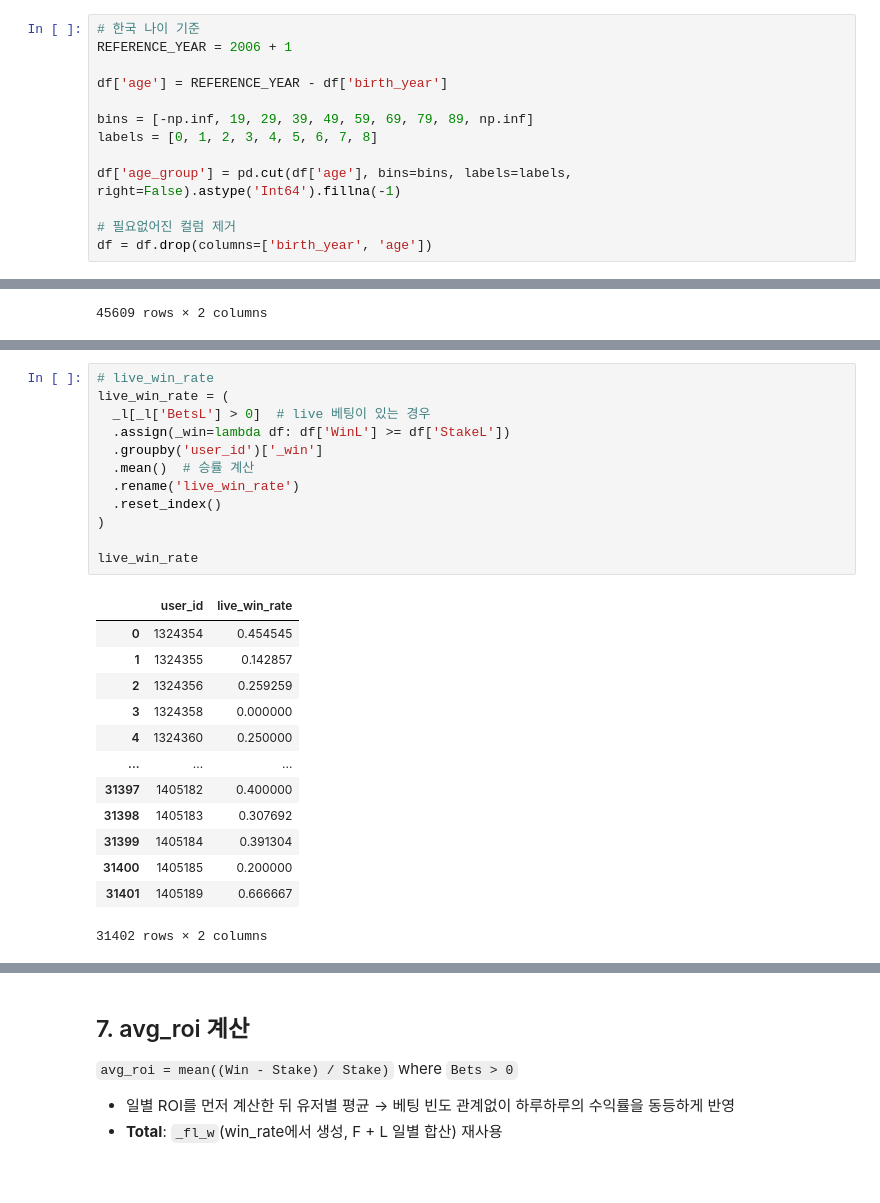
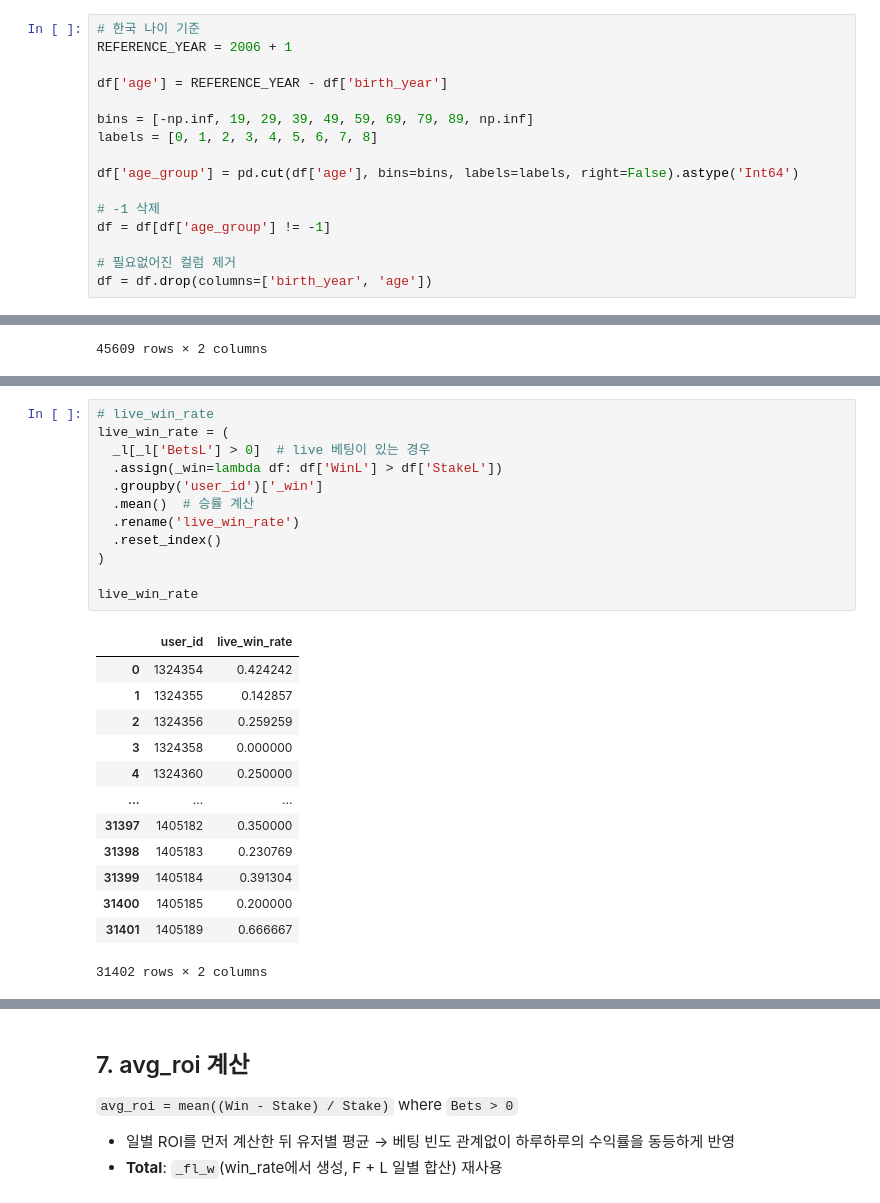
Before and after one commit to SKNETWORKS-FAMILY-AICAMP/SKN24-2nd-3Team, a Jupyter notebook: notebooks/ljh/01_preprocessing.ipynb, the cells around one changed output, grey strips where cells are left out. Drawn from its saved outputs; the diff is of its cells as text.

```diff
--- a/notebooks/ljh/01_preprocessing.ipynb
+++ b/notebooks/ljh/01_preprocessing.ipynb
@@ -76,7 +76,10 @@ df['age'] = REFERENCE_YEAR - df['birth_year']
 bins = [-np.inf, 19, 29, 39, 49, 59, 69, 79, 89, np.inf]
 labels = [0, 1, 2, 3, 4, 5, 6, 7, 8]
 
-df['age_group'] = pd.cut(df['age'], bins=bins, labels=labels, right=False).astype('Int64').fillna(-1)
+df['age_group'] = pd.cut(df['age'], bins=bins, labels=labels, right=False).astype('Int64')
+
+# -1 삭제
+df = df[df['age_group'] != -1]
 
 # 필요없어진 컬럼 제거
 df = df.drop(columns=['birth_year', 'age'])
@@ -231,25 +237,25 @@ fixed_win_rate
 # %%
 # live_win_rate
 live_win_rate = (
   _l[_l['BetsL'] > 0]  # live 베팅이 있는 경우
-  .assign(_win=lambda df: df['WinL'] >= df['StakeL'])
+  .assign(_win=lambda df: df['WinL'] > df['StakeL'])
   .groupby('user_id')['_win']
   .mean()  # 승률 계산
   .rename('live_win_rate')
   .reset_index()
 )
 
 live_win_rate
 # %% [output]
 |  | user_id | live_win_rate |
-| 0 | 1324354 | 0.454545 |
+| 0 | 1324354 | 0.424242 |
 | 1 | 1324355 | 0.142857 |
 | 2 | 1324356 | 0.259259 |
 | 3 | 1324358 | 0.000000 |
 | 4 | 1324360 | 0.250000 |
 | ... | ... | ... |
-| 31397 | 1405182 | 0.400000 |
-| 31398 | 1405183 | 0.307692 |
+| 31397 | 1405182 | 0.350000 |
+| 31398 | 1405183 | 0.230769 |
 | 31399 | 1405184 | 0.391304 |
 | 31400 | 1405185 | 0.200000 |
 | 31401 | 1405189 | 0.666667 |
```
Also changed, not shown: parts of 10 cells of this notebook, 1 other file.
